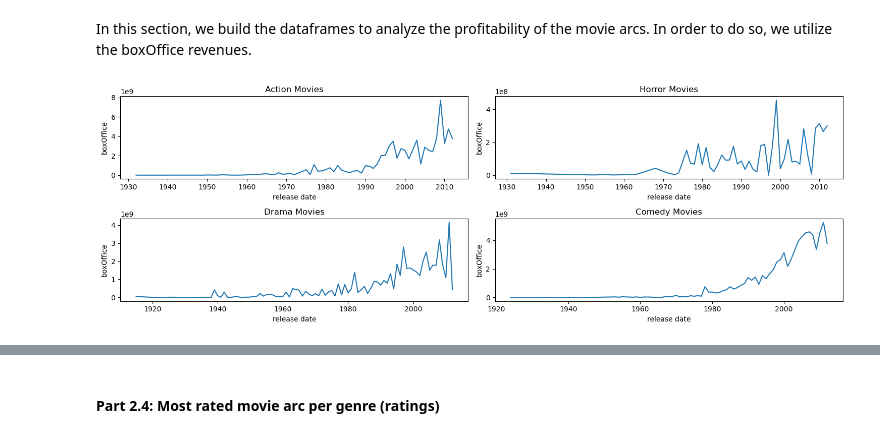
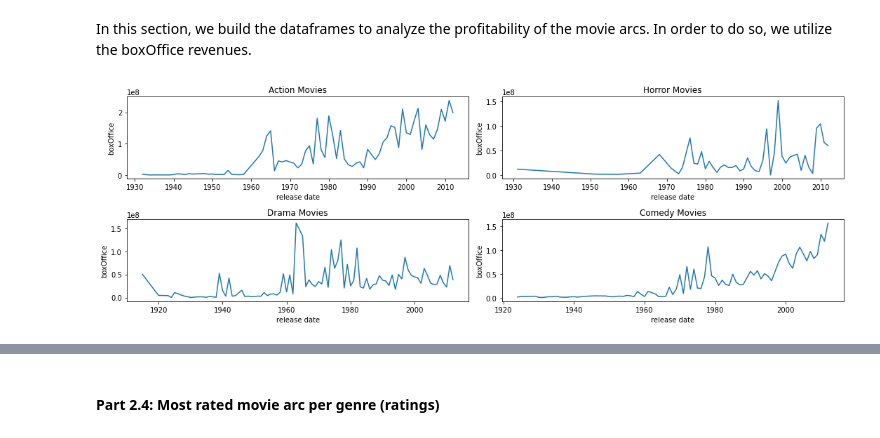
Before and after one commit to epfl-ada/ada-2022-project-runtimeterror, a Jupyter notebook: milestone3.ipynb, the cells around one changed output, grey strips where cells are left out. Drawn from its saved outputs; the diff is of its cells as text; code cells hidden in the pictures.

```diff
--- a/milestone3.ipynb
+++ b/milestone3.ipynb
@@ -1046,22 +1047,22 @@ In this section, we build the dataframes to analyze the profitability of the mov
 # %%
 fig, axs = plt.subplots(2,2, figsize=(15, 5))
 box_df = {"Action": pd.DataFrame(), "Horror": pd.DataFrame(), "Drama":pd.DataFrame(), "Comedy":pd.DataFrame()}
 
 # draw the average of boxOffice by year for each cluster of each movie genre
 for index, genre in enumerate(cluster_analysis_dataloader.keys()):
     box_df[genre] = cluster_analysis_dataloader[genre].copy()
 
     # transform the release date into year date
     box_df[genre]['release date'] = pd.to_datetime(box_df[genre]['release date'])
     box_df[genre]['release date'] = box_df[genre]['release date'].dt.year
     box_df[genre].dropna(subset=['release date'],  inplace=True)
 
     # Compute the average of boxOffice by year and by cluster
-    sum_box = box_df[genre][['release date', 'boxOffice']].copy().groupby(['release date']).sum()
+    sum_box = box_df[genre][['release date', 'boxOffice']].copy().groupby(['release date']).mean()
     sum_box.reset_index(inplace=True)
     sns.lineplot(x="release date", y="boxOffice", data=sum_box, palette="Set2", ax=axs[int(index/2),index%2])
     axs[int(index/2),index%2].set_title(genre + " Movies")
 
 fig.tight_layout()
 # %% [output]
-[figure, old version]
+[figure, new version]
```
Also changed, not shown: parts of 64 cells of this notebook.
